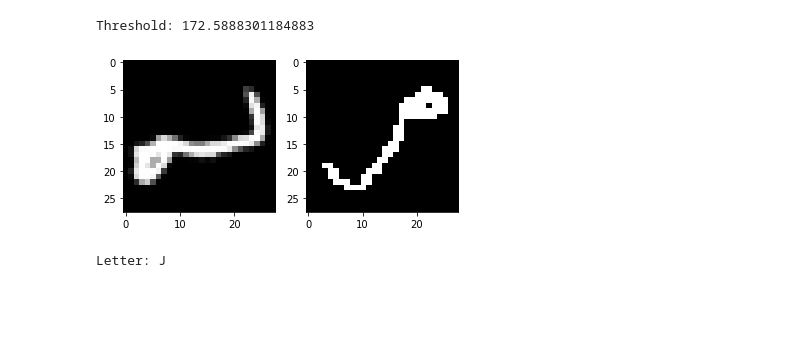
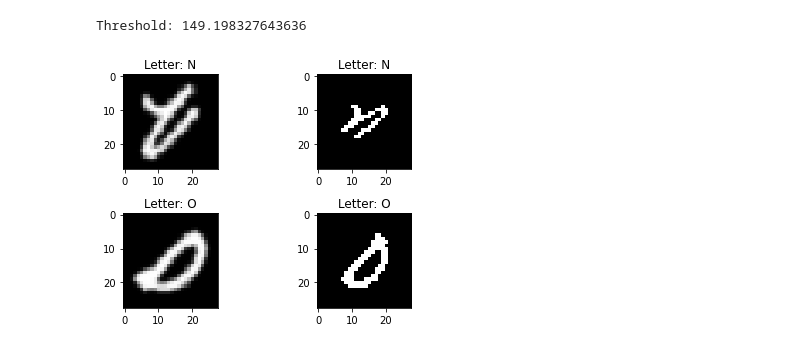
Before and after one commit to pindelm79/letter-recognition, a Jupyter notebook: notebooks/2-mp-data-preparation.ipynb, the cells around one changed output. Saved outputs shown, nothing was run; the diff lists cells and outputs as text; code cells hidden in the pictures; blank space fills up the shorter version.

```diff
--- a/notebooks/2-mp-data-preparation.ipynb
+++ b/notebooks/2-mp-data-preparation.ipynb
@@ -4,6 +4,7 @@ import string
 import numpy as np
 import scipy.ndimage
 import matplotlib.pyplot as plt
+from PIL import Image
 from tqdm.notebook import tqdm
 
 from letter_recognition import RNG
@@ -11,6 +12,7 @@ from letter_recognition import RNG
 %matplotlib inline
 
 letters_map = {i: string.ascii_uppercase[i] for i in range(26)}
+compare_grid_size = 2
 # %%
 # Raw data loading
 with open("../data/raw/data.npz", "rb") as f:
@@ -60,0 +69,27 @@ Letter: J
+# %%
+# Processing - resizing
+for i in tqdm(range(len(images))):
+    scale_factor = RNG.uniform(0.5, 1.0)
+    old_size = images[i, 0].shape[0]
+    new_size = int(old_size * scale_factor)
+    # Ensure even for equal padding
+    if new_size % 2 != 0:
+        new_size -= 1
+
+    img = Image.fromarray(images[i, 0])
+    img = img.resize((new_size, new_size))
+    img = np.asarray(img)
+    padding = (old_size - new_size) // 2
+    images[i, 0] = np.pad(img, padding)
+
+# Before/after
+indices = RNG.integers(0, len(images), compare_grid_size)
+fig, axs = plt.subplots(compare_grid_size, 2)
+for row in range(compare_grid_size):
+    i = indices[row]
+    axs[row, 0].imshow(images_raw[i, 0], cmap="gray")
+    axs[row, 0].set_title(f"Letter: {letters_map[labels[i]]}")
+    axs[row, 1].imshow(images[i, 0], cmap="gray")
+    axs[row, 1].set_title(f"Letter: {letters_map[labels[i]]}")
+plt.tight_layout()
+plt.show()
@@ -61,20 +98,23 @@ Letter: J
 # %%
 # Processing - binarization
 threshold = ((np.max(images) + np.mean(images)) / 2) * (1 - 0.2 * (1 - np.std(images) / 128))
 print("Threshold:", threshold)
 images = np.where(images > threshold, 1.0, 0.0)
 
 # Before/after
-i = RNG.integers(0, len(images))
-fig, axs = plt.subplots(1, 2)
-axs[0].imshow(images_raw[i, 0], cmap="gray")
-axs[1].imshow(images[i, 0], cmap="gray")
+indices = RNG.integers(0, len(images), compare_grid_size)
+fig, axs = plt.subplots(compare_grid_size, 2)
+for row in range(compare_grid_size):
+    i = indices[row]
+    axs[row, 0].imshow(images_raw[i, 0], cmap="gray")
+    axs[row, 0].set_title(f"Letter: {letters_map[labels[i]]}")
+    axs[row, 1].imshow(images[i, 0], cmap="gray")
+    axs[row, 1].set_title(f"Letter: {letters_map[labels[i]]}")
+plt.tight_layout()
 plt.show()
-print("Letter:", letters_map[labels[i]])
 # %% [output]
-Threshold: 172.5888301184883
+Threshold: 149.198327643636
-[figure, old version]
+[figure, new version]
-Letter: J
 # %%
 # Numpy saving for future uses
 with open("../data/processed/data.npz", "wb") as f:
```
Also changed, not shown: parts of 4 cells of this notebook.
